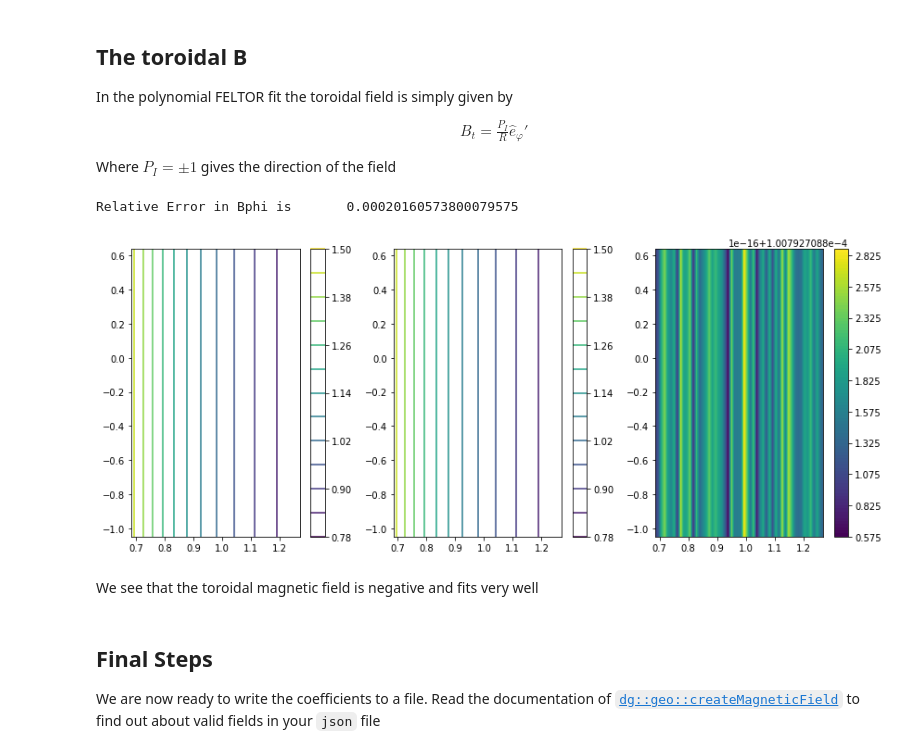
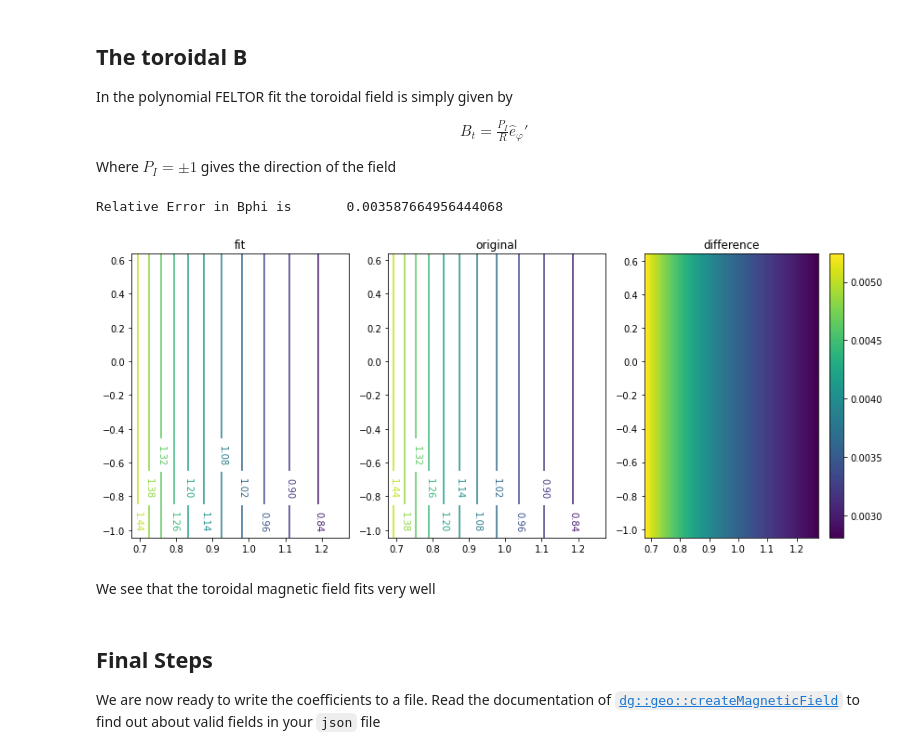
Before and after one commit to feltor-dev/magneticfielddb, a Jupyter notebook: polynomial_fit.ipynb, the cells around one changed output. Cells and saved outputs as stored; diff of their text form; code cells hidden in the pictures.

```diff
--- a/polynomial_fit.ipynb
+++ b/polynomial_fit.ipynb
@@ -134,10 +152,10 @@ fit uses
  values are not important
 # %%
 
-R0 = np.round( R[o_point][0], decimals=3)
+R0 = np.round( R[o_point][0], decimals=2)
 B0 = np.round(
     np.sqrt(Bphi[o_point]**2 + Bpol[o_point]**2)[0],
-    decimals=3)
+    decimals=2)
 print(R0, B0)
 # As minor radius we estimate from the above figure
 a = 0.25
@@ -192,7 +210,7 @@ miny=0 # 100
 maxy=-1 # 1300
 minx=0 # 40
 maxx=-1 #540
-every=10
+every=8
 R= mat['eq']['R'][0][0][miny:maxy:every,minx:maxx:every]/R0
 Z= mat['eq']['Z'][0][0][miny:maxy:every,minx:maxx:every]/R0-Z0
 Psi = -mat['eq']['psi'][0][0][miny:maxy:every,minx:maxx:every]/2/np.pi/R0**2/B0
@@ -309,28 +327,31 @@ print("Relative Error in Bphi is      ",
 Bphi_ana = Bphi_ana.reshape( R.shape)
 #source = source.reshape( R.shape)
 # %% [output]
-Relative Error in Bphi is       0.00020160573800079575
+Relative Error in Bphi is       0.003587664956444068
 # %%
-# Plot the numerical result, the original Psi and the difference
+# Plot the numerical result
 fig, axes = plt.subplots(nrows=1, ncols=3,sharex=True,
                          figsize=(12,5), squeeze=False)
 
-
-cf = axes[0][0].contour(R,Z,Bphi_ana,11)
-
-fig.colorbar(cf,ax=axes[0][0])
-cf = axes[0][1].contour(R,Z,Bphi,11)
-
-fig.colorbar(cf,ax=axes[0][1])
-cf = axes[0][2].contourf(R,Z,(Bphi_ana-Bphi)/(Bphi_ana+Bphi),100)
-fig.colorbar(cf,ax=axes[0][2])
+ax = axes[0][0]
+cf = ax.contour(R,Z,Bphi_ana,11)
+ax.clabel(cf)
+ax.set_title('fit')
+ax = axes[0][1]
+cf = ax.contour(R,Z,Bphi,11)
+ax.set_title('original')
+ax.clabel(cf)
+ax = axes[0][2]
+pc = ax.pcolormesh(R,Z,(Bphi_ana-Bphi))
+ax.set_title('difference')
+fig.colorbar(pc,ax=ax)
 fig.tight_layout()
 
 plt.show()
 # %% [output]
-[figure, old version]
+[figure, new version]
 # %% [markdown]
-We see that the toroidal magnetic field is negative and fits very well
+We see that the toroidal magnetic field fits very well
 # %% [markdown]
 ## Final Steps
 
```
Also changed, not shown: parts of 18 cells of this notebook.
